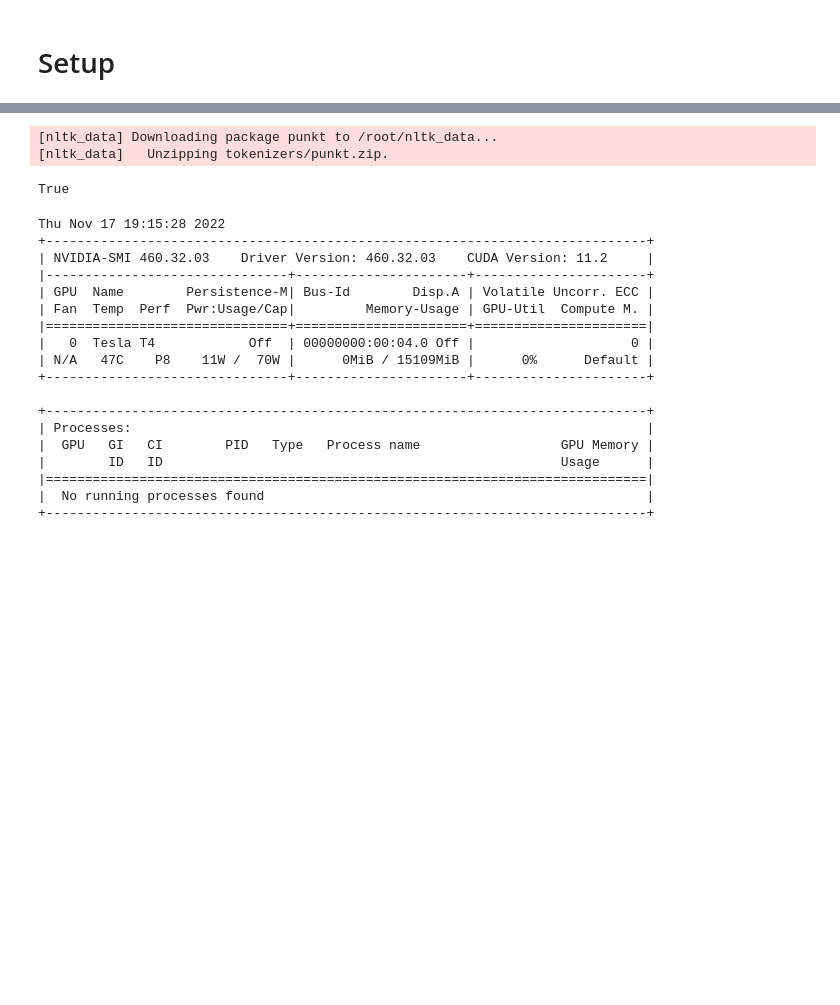
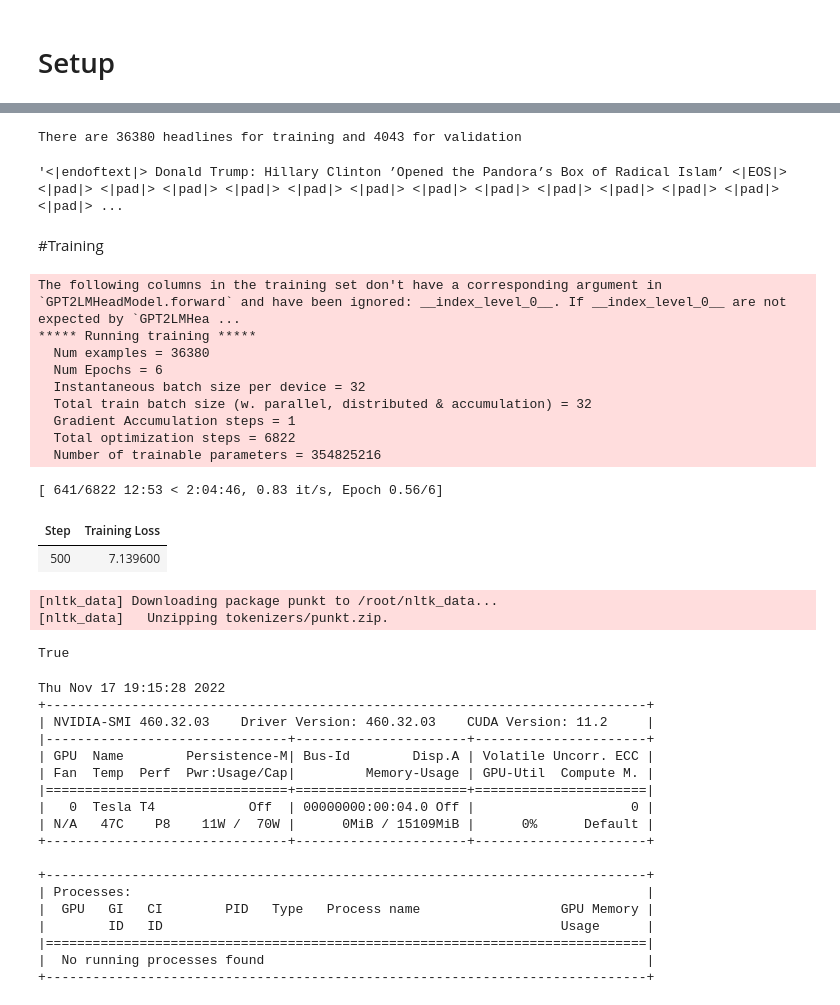
Before and after one commit to dinesh-umkc/kdm, a Jupyter notebook: ICP_12_GPT_2_Fine_Tuning_Text_Generation.ipynb, the cells around one changed output, grey strips where cells are left out. Drawn from its saved outputs; the diff is of its cells as text; code cells hidden in the pictures; blank space fills up the shorter version.

```diff
--- a/ICP_12_GPT_2_Fine_Tuning_Text_Generation.ipynb
+++ b/ICP_12_GPT_2_Fine_Tuning_Text_Generation.ipynb
@@ -33,0 +342,7 @@ Successfully installed datasets-2.7.0 multiprocess-0.70.14 responses-0.18.0 urll
+# %%
+df['text'] = bos + ' ' + df['text'] + ' ' + eos
+
+df_train, df_val = train_test_split(df, train_size = 0.9, random_state = 77)
+print(f'There are {len(df_train)} headlines for training and {len(df_val)} for validation')
+# %% [output]
+There are 36380 headlines for training and 4043 for validation
@@ -34,3 +353,68 @@ Successfully installed datasets-2.7.0 multiprocess-0.70.14 responses-0.18.0 urll
+# %%
+ def tokenize_function(examples):
+        return base_tokenizer(examples['text'], padding=True)
+
+
+tokenized_train_dataset = train_dataset.map(
+    tokenize_function,
+    batched=True,
+    num_proc=5,
+    remove_columns=['text'],
+)
+tokenized_val_dataset = val_dataset.map(
+    tokenize_function,
+    batched=True,
+    num_proc=5,
+    remove_columns=['text'],
+)
+# %%
+# Example of the result of the tokenization process with padding
+base_tokenizer.decode(tokenized_train_dataset['input_ids'][0])
+# %% [output]
+'<|endoftext|> Donald Trump: Hillary Clinton ’Opened the Pandora’s Box of Radical Islam’ <|EOS|> <|pad|> <|pad|> <|pad|> <|pad|> <|pad|> <|pad|> <|pad|> <|pad|> <|pad|> <|pad|> <|pad|> <|pad|> <|pad|> ...
+# %% [markdown]
+#Training
+# %%
+model_headlines_path = '/content/gdrive/MyDrive/Projects/Data/archive/model_headlines_news'
+
+training_args = TrainingArguments(
+    output_dir=model_headlines_path,          # output directory
+    num_train_epochs=6,              # total # of training epochs
+    per_device_train_batch_size=32,  # batch size per device during training
+    per_device_eval_batch_size=16,   # batch size for evaluation
+    warmup_steps=200,                # number of warmup steps for learning rate scheduler
+    weight_decay=0.01,               # strength of weight decay
+    logging_dir=model_headlines_path,            # directory for storing logs
+    prediction_loss_only=True,
+    save_steps=10000
+)
+# %%
+data_collator = DataCollatorForLanguageModeling(
+        tokenizer=base_tokenizer,
+        mlm=False
+    )
+# %%
+trainer = Trainer(
+    model=base_model,                         # the instantiated  Transformers model to be trained
+    args=training_args,                  # training arguments, defined above
+    data_collator=data_collator,
+    train_dataset=tokenized_train_dataset,         # training dataset
+    eval_dataset=tokenized_val_dataset            # evaluation dataset
+)
+trainer.train()
+# %% [output]
+The following columns in the training set don't have a corresponding argument in `GPT2LMHeadModel.forward` and have been ignored: __index_level_0__. If __index_level_0__ are not expected by `GPT2LMHea ...
+***** Running training *****
+  Num examples = 36380
+  Num Epochs = 6
+  Instantaneous batch size per device = 32
+  Total train batch size (w. parallel, distributed & accumulation) = 32
+  Gradient Accumulation steps = 1
+  Total optimization steps = 6822
+  Number of trainable parameters = 354825216
+[ 641/6822 12:53 < 2:04:46, 0.83 it/s, Epoch 0.56/6]
+| Step | Training Loss |
+| 500 | 7.139600 |
 # %%
 import os
 import time
```
Also changed, not shown: parts of 26 cells of this notebook.
